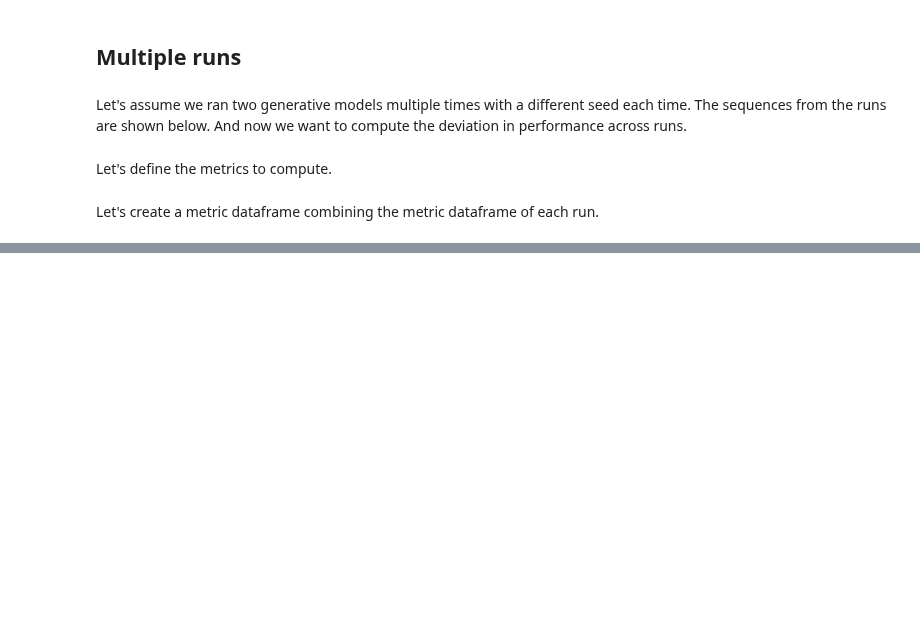
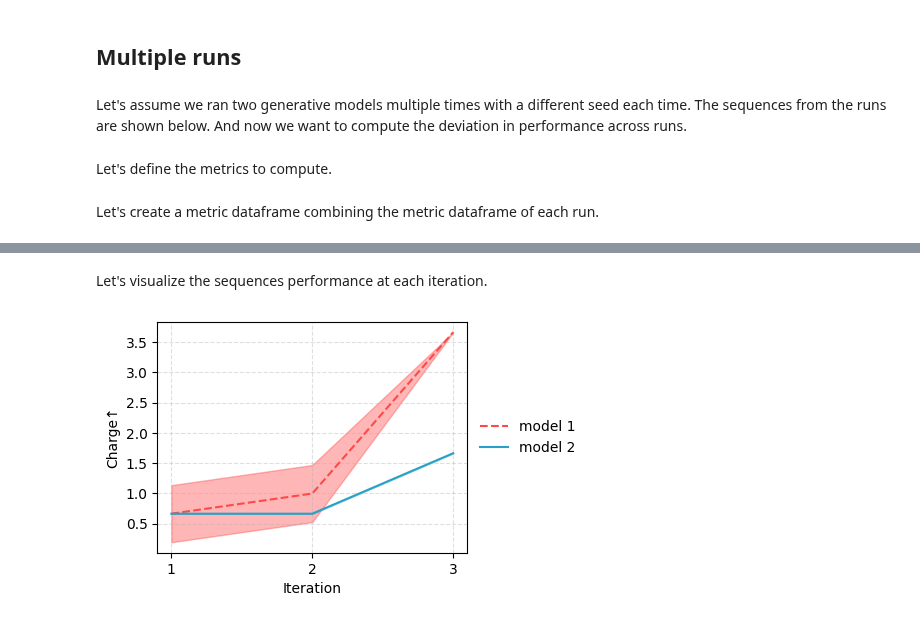
Before and after one commit to szczurek-lab/seqme, a Jupyter notebook: docs/tutorials/time_series.ipynb, the cells around one changed output, grey strips where cells are left out. Drawn from its saved outputs; the diff is of its cells as text; code cells hidden in the pictures; blank space fills up the shorter version.

```diff
--- a/docs/tutorials/time_series.ipynb
+++ b/docs/tutorials/time_series.ipynb
@@ -150,4 +150,4 @@ df_per_run = [sm.evaluate(sequences, metrics) for sequences in sequences_per_run
 # %% [markdown]
 Let's create a metric dataframe combining the metric dataframe of each run.
 # %%
-df_combined_runs = sm.combine(df_per_run, on_overlap="mean,std")
+df_combined = sm.combine(df_per_run, on_overlap="mean,std")
@@ -167 +156,3 @@ Let's visualize the sequences performance at each iteration.
+# %%
+df_combined = sm.rank(df_combined, tiebreak="mean-rank")
 # %%
@@ -170,0 +184,6 @@ sm.plot_series(df_combined_runs, "Charge", color=["#ff4949ff", "#29a1c6ff"], lin
+# %% [markdown]
+Let's visualize the sequences performance at each iteration.
+# %%
+sm.plot_series(df_combined, "Charge", color=["#ff4949ff", "#29a1c6ff"], linestyle=["--", "-"], marker=None)
+# %% [output]
+[figure, added]
```
Also changed, not shown: parts of 6 cells of this notebook, 24 other files.
